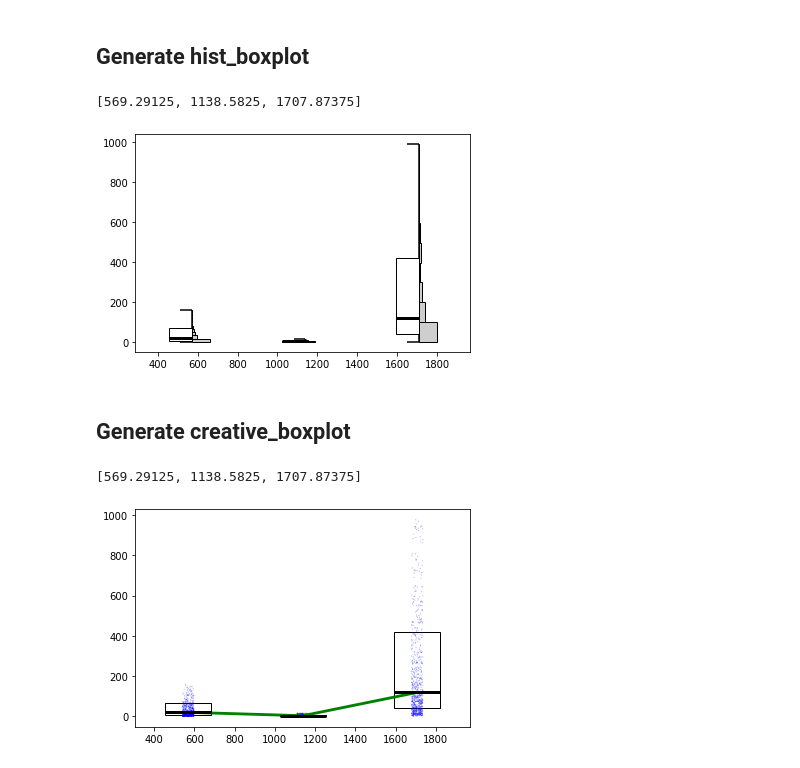
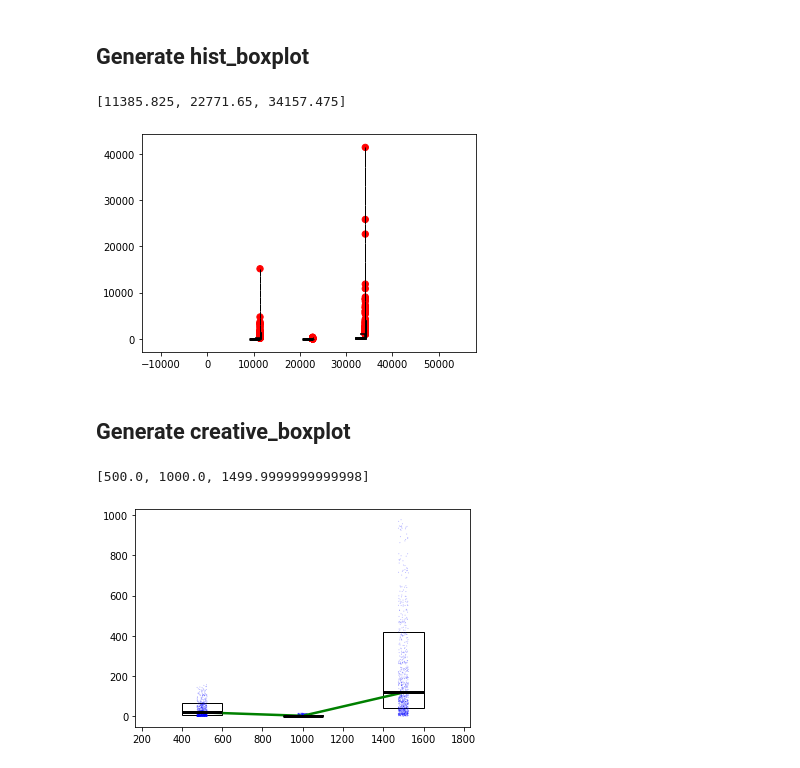
Before and after one commit to HarryZhao2000/boxplot, a Jupyter notebook: IV_Project1.ipynb, the cells around one changed output. Saved outputs shown, nothing was run; the diff lists cells and outputs as text; code cells hidden in the pictures.

```diff
--- a/IV_Project1.ipynb
+++ b/IV_Project1.ipynb
@@ -178,7 +185,11 @@ def hist_boxplot(ax,
     h=max(max(p) for p in Data) + 0.1*abs(max(max(p) for p in Data))
     l=min(min(p) for p in Data) + 0.1*abs(min(min(p) for p in Data))
     count = len(Data)
-    center = [round(((h-l)/(count+1))*(x+1)/20,8) for x in range(count)]
+    a=(h-l)/2000
+    if outlier==True:
+        center = [round(((h-l)/(count+1))*(x+1),8) for x in range(count)]
+    else:
+        center = [round(((h-l)/(count+1))*(x+1),8)/a for x in range(count)]
     print(center)
     ax.axis('equal')
     for data in Data:
@@ -238,10 +249,10 @@ def hist_boxplot(ax,
 # %%
 # hist_boxplot
 fig,ax = plt.subplots()
-hist_boxplot(ax,data,outlier=False)
+hist_boxplot(ax,data)
 # %% [output]
-[569.29125, 1138.5825, 1707.87375]
+[11385.825, 22771.65, 34157.475]
-[figure, old version]
+[figure, new version]
 # %% [markdown]
 ## Generate creative_boxplot
 # %%
@@ -316,7 +333,7 @@ def creative_boxplot(ax,
     plt.show()
 # %%
 fig,ax = plt.subplots()
-co_boxplot(ax,data,outlier=False)
+creative_boxplot(ax,data,outlier=False)
 # %% [output]
-[569.29125, 1138.5825, 1707.87375]
+[500.0, 1000.0, 1499.9999999999998]
-[figure, old version]
+[figure, new version]
```
Also changed, not shown: parts of 5 cells of this notebook, 1 other file.
